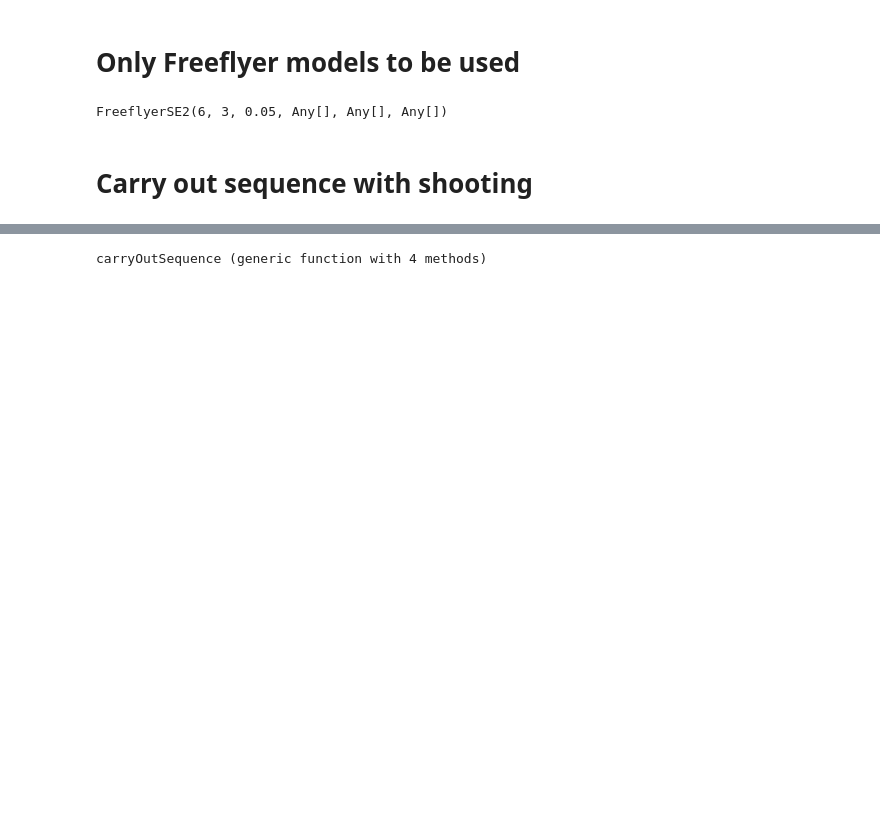
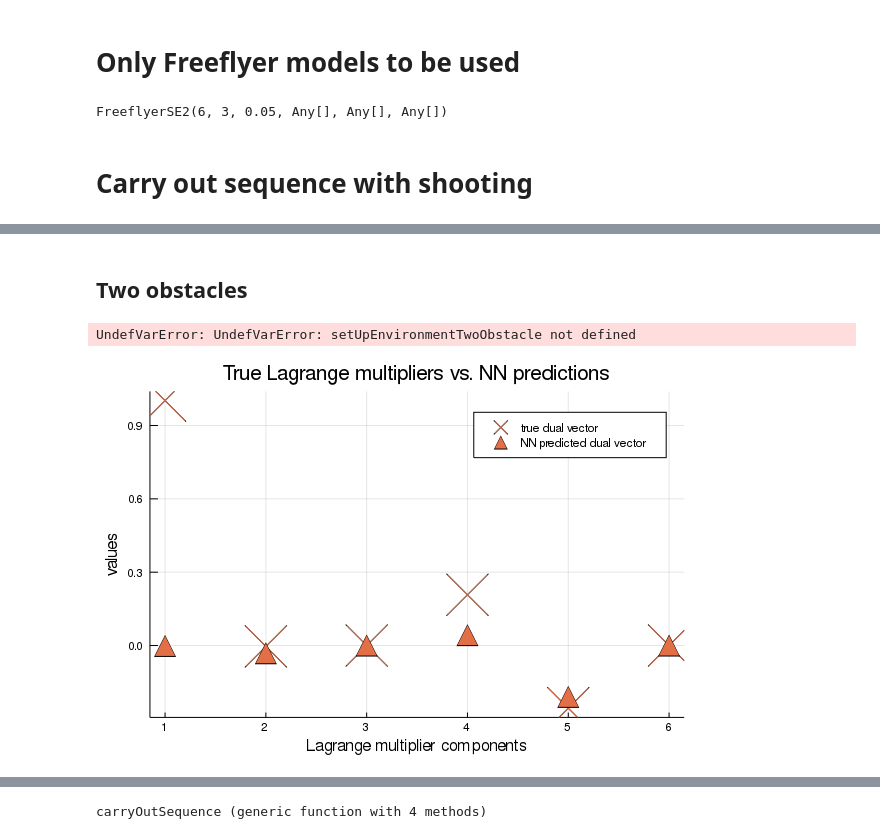
Before and after one commit to somritabanerjee/GuSTO.jl, a Jupyter notebook: examples/freeflyerSE2-Copy1.ipynb, the cells around one changed output, grey strips where cells are left out. Cells and saved outputs as stored; diff of their text form; code cells hidden in the pictures; blank space fills up the shorter version.

```diff
--- a/examples/freeflyerSE2-Copy1.ipynb
+++ b/examples/freeflyerSE2-Copy1.ipynb
@@ -23,0 +179,78 @@ FreeflyerSE2(6, 3, 0.05, Any[], Any[], Any[])
+# %% [markdown]
+## Two obstacles
+# %%
+env = setUpEnvironmentTwoObstacle()
+paramsFileName = "TwoObstacleDualParams.h5"
+jsonFileName = "TwoObstacleWithDuals.json"
+weightsFileName = "TwoObstacleWithDualsWeights.h5"
+# runs = ["GuSTO-100"]
+# runs = ["GuSTO-100","Shooting"]
+# (dual_vec, traj_X_vec, traj_U_vec, times) = carryOutSequence(runs, paramsFileName, jsonFileName, weightsFileName)
+
+runs = ["GuSTO-100"]
+(dual_vec, traj_X_vec, traj_U_vec, times) = carryOutSequence(runs, paramsFileName, jsonFileName, weightsFileName)
+@show dual_vec
+# @show length(times)
+# @show sum(times)
+
+# [1.00237, -0.000229532, 0.0, 0.237358, -0.0254306, 0.0]
+
+# runs = ["GuSTO-1", "Shooting"]
+# (dual_vec, traj_X_vec, traj_U_vec, times) = carryOutSequence(runs, paramsFileName, jsonFileName, weightsFileName)
+# @show length(times)
+# @show sum(times)
+# @show dual_vec
+# # # Shooting converged
+
+# # runs = ["Shooting"]
+# # (dual_vec, traj_X_vec, traj_U_vec, times) = carryOutSequence(runs, paramsFileName, jsonFileName, weightsFileName)
+# # @show dual_vec
+
+# # runs = ["NNDual-1"]
+# # (dual_vec, traj_X_vec, traj_U_vec, times) = carryOutSequence(runs, paramsFileName, jsonFileName, weightsFileName)
+# # @show dual_vec
+# # # [-0.00160321, 4.58636e-5, 0.0, 0.236086, -0.0130076, 0.0]
+
+runs = ["NNDual-1", "Shooting"]
+(dual_vec, traj_X_vec, traj_U_vec, times) = carryOutSequence(runs, paramsFileName, jsonFileName, weightsFileName)
+# @show length(times)
+# @show sum(times)
+@show dual_vec
+
+# runs = ["GuSTO-20","NNDual-1", "Shooting"]
+# (dual_vec, traj_X_vec, traj_U_vec, times) = carryOutSequence(runs, paramsFileName, jsonFileName, weightsFileName)
+# @show dual_vec
+
+carryOutSequence(["NNDual-1", "GuSTO-3", "Shooting", "GuSTO-1"])
+# %% [output]
+UndefVarError: UndefVarError: setUpEnvironmentTwoObstacle not defined
+# %%
+true_dual_vec = [[0.000847697, -0.000254295, 0.0, 0.0847697, -0.0254301, 0.0],[0.000847697, -0.00169567, 0.0, 0.0847697, -0.169543, 0.0],[1.00173, -0.00364827, 0.0, 0.207705, -0.256306, 0.0]]
+NN_dual_vec = [[-0.00160318, -0.03164, 0.0, 0.0423849, -0.0300981, 0.0], [-0.00160318, -0.03164, 0.0, 0.0423849, -0.168441, 0.0],[-0.00160318, -0.03164, 0.0, 0.0423849, -0.209914, 0.0]]
+
+gr(fmt=:png)
+plot()
+for i in 3:3
+# for i in 1:length(true_dual_vec)
+    scatter!(true_dual_vec[i],
+        marker = (:xcross, 20),
+#         markerstrokewidth = 10,
+        xlabel = "Lagrange multiplier components",
+        ylabel = "values",
+        label = "true dual vector",
+#         color = i,
+        color = i==2 ? 3 : i==1 ? 1 : 2,
+        legend = :topright)
+    scatter!(NN_dual_vec[i],
+        marker = (:utriangle, 10),
+        xlabel = "Lagrange multiplier components",
+        ylabel = "values",
+        label = "NN predicted dual vector",
+#         color = i,
+        color = i==2 ? 3 : i==1 ? 1 : 2,
+        legend = :topright)
+    title!("True Lagrange multipliers vs. NN predictions")
+end
+plot!()
+# %% [output]
+[figure, added]
```
Also changed, not shown: parts of 34 cells of this notebook, 13 other files.
